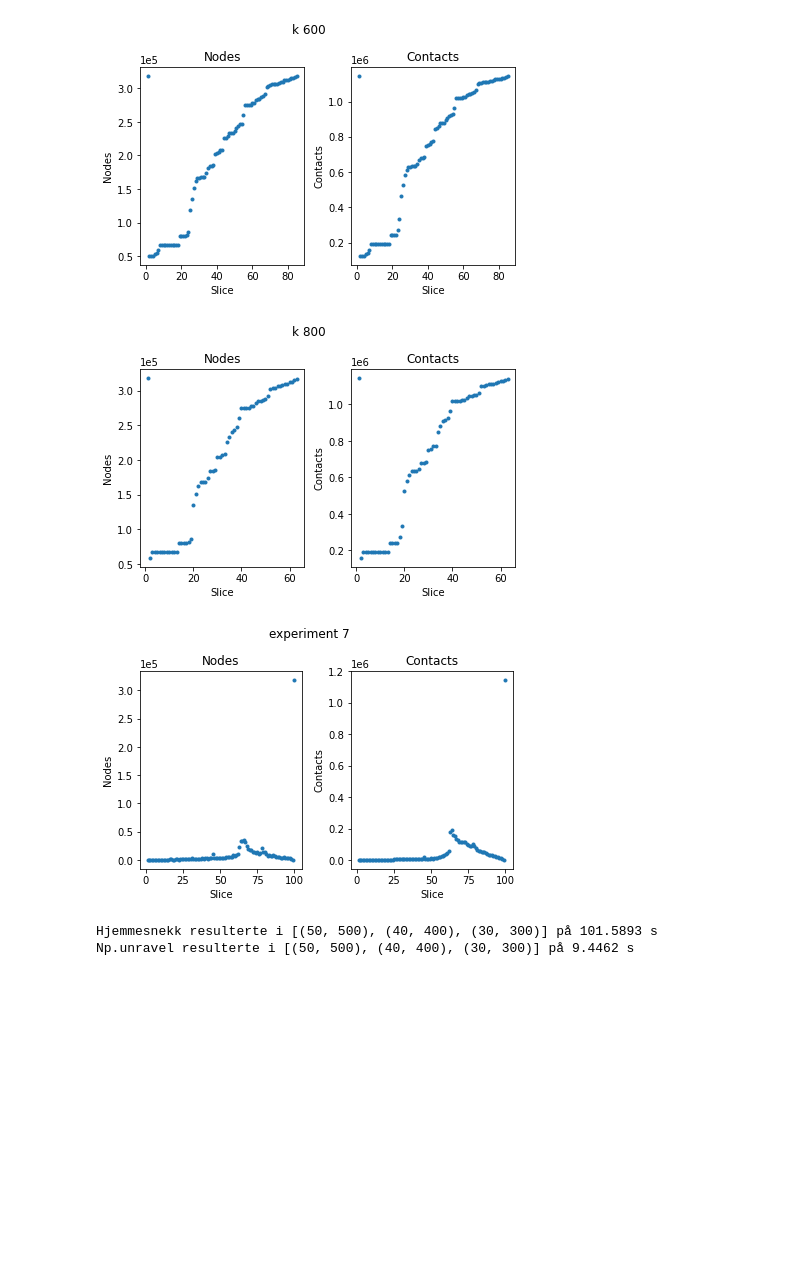
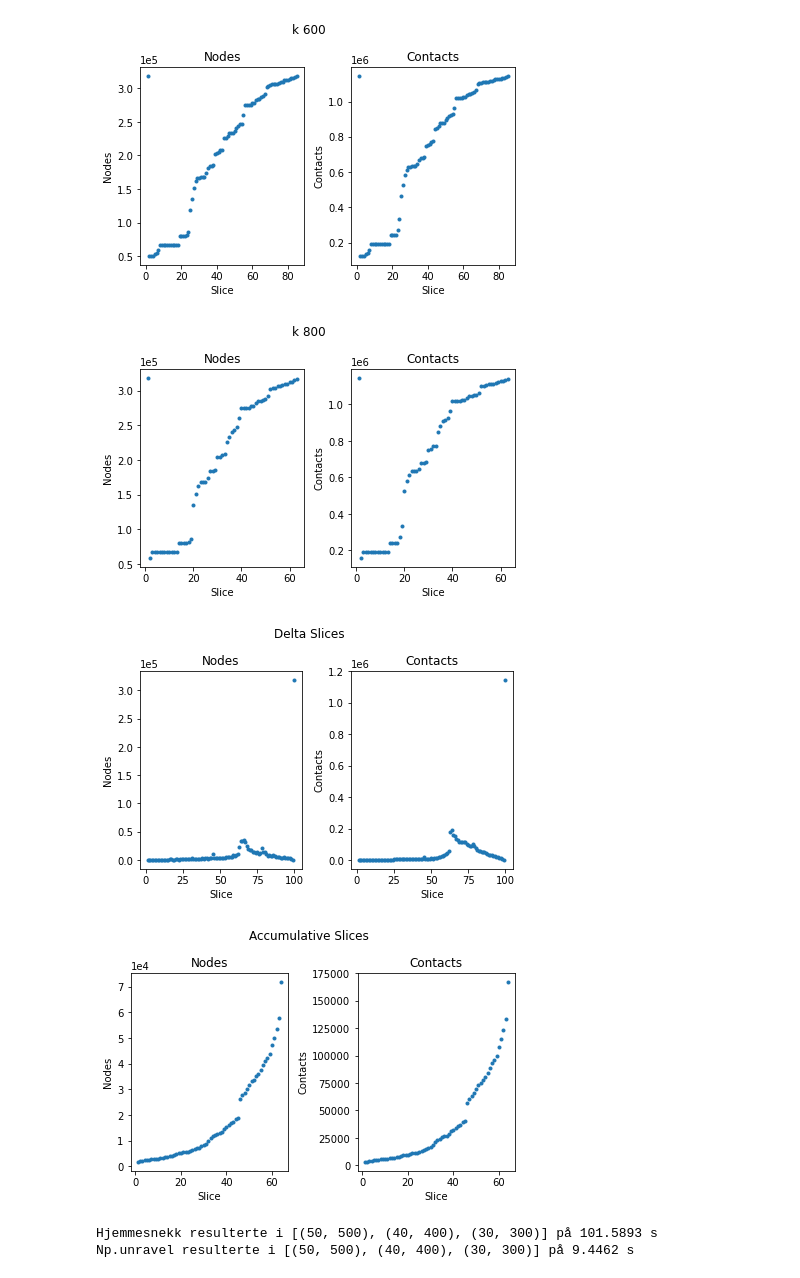
Before and after one commit to KasparaGaasvaer/MasterThesis, a Jupyter notebook: Scripts/Clustering/PlotScripts/plot_test_jup.ipynb, the cells around one changed output. Drawn from its saved outputs; the diff is of its cells as text; code cells hidden in the pictures; blank space fills up the shorter version.

Commit message:
updated plots from jupyter

```diff
--- a/Scripts/Clustering/PlotScripts/plot_test_jup.ipynb
+++ b/Scripts/Clustering/PlotScripts/plot_test_jup.ipynb
@@ -7,6 +7,28 @@ import sys,os,time
 #Plotting lenght of labels and graph files
 ks = [600,800]
 path_to_res = "./plots_from_notebook/"
+
+path_2_6 = "../../experiment6/experiment_6/"
+num_slices = len(os.listdir(path_2_6)) + 1
+label_lens = []
+graph_lens = []
+for i in range(1,num_slices):
+    slice = path_2_6 + "/slice_" + str(i)
+    labels = slice + "/labels_" + str(i) + ".csv"
+    graphs = slice + "/graph_" + str(i) + ".mat"
+
+    with open(labels,"r") as inf:
+        label_lens.append(len(inf.readlines()))
+
+    with open(graphs,"r") as inf:
+        graph_lens.append(len(inf.readlines()))
+
+label_lens = np.array(label_lens)
+graph_lens = np.array(graph_lens)
+
+np.save(path_to_res + "exp6_len_labels.npy",label_lens)
+np.save(path_to_res + "exp6_len_graphs.npy",graph_lens)
+
 
 
 for k in ks:
@@ -58,35 +80,59 @@ for k in ks:
     plt.show()
 
 
 
 labels_file = path_to_res +"exp7_len_labels.npy"
 graphs_file = path_to_res +"exp7_len_graphs.npy"
 
 labels = np.load(labels_file)
 graphs = np.load(graphs_file)
 
 numS = [i+1 for i in range(len(labels))]
 numS = np.array(numS)
 
 fig, axs = plt.subplots(1, 2)
-fig.suptitle("experiment 7")
+fig.suptitle("Delta Slices")
 axs[0].plot(numS, labels, ".")
 axs[0].set_title('Nodes')
 axs[0].set(xlabel = "Slice", ylabel = "Nodes")
 axs[0].ticklabel_format(axis='y', style='scientific',scilimits=(0,0))
 axs[1].plot(numS, graphs, ".")
 axs[1].set_title('Contacts')
 axs[1].set(xlabel = "Slice", ylabel = "Contacts")
 fig.tight_layout(pad=1.0)
 
 plt.savefig(path_to_res +"exp7_num_contacts_and_nodes.pdf")
 plt.show()
+
+labels_file = path_to_res +"exp6_len_labels.npy"
+graphs_file = path_to_res +"exp6_len_graphs.npy"
+
+labels = np.load(labels_file)
+graphs = np.load(graphs_file)
+
+numS = [i+1 for i in range(len(labels))]
+numS = np.array(numS)
+
+fig, axs = plt.subplots(1, 2)
+fig.suptitle("Accumulative Slices")
+axs[0].plot(numS, labels, ".")
+axs[0].set_title('Nodes')
+axs[0].set(xlabel = "Slice", ylabel = "Nodes")
+axs[0].ticklabel_format(axis='y', style='scientific',scilimits=(0,0))
+axs[1].plot(numS, graphs, ".")
+axs[1].set_title('Contacts')
+axs[1].set(xlabel = "Slice", ylabel = "Contacts")
+fig.tight_layout(pad=1.0)
+
+plt.savefig(path_to_res +"exp6_num_contacts_and_nodes.pdf")
+plt.show()
 # %% [output]
 new k
 new k
 [figure]
 [figure]
-[figure, old version]
+[figure, new version]
+[figure, added]
 # %%
 N = 10000
 mat = np.ones([N,N])
```
Also changed, not shown: 6 other files.
